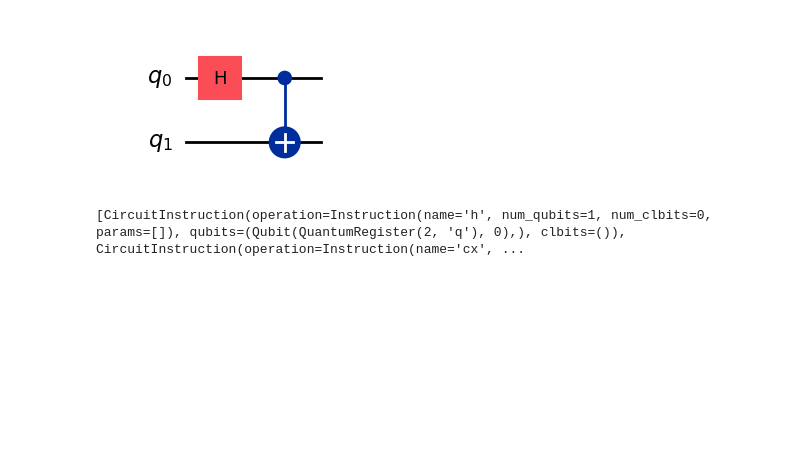
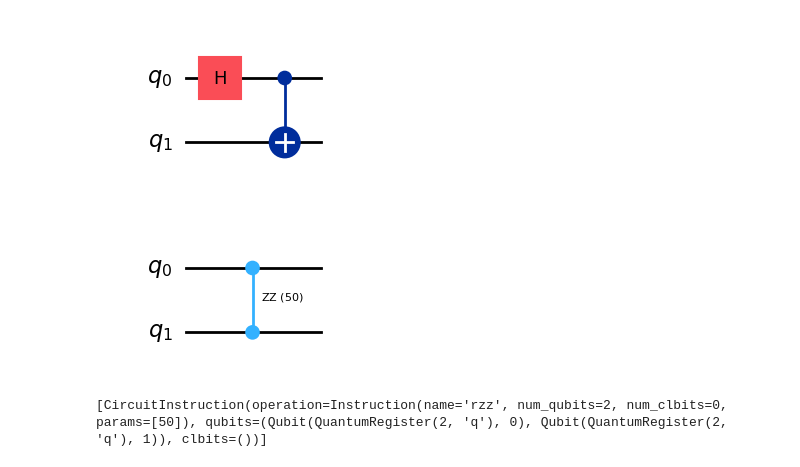
Before and after one commit to devdeliw/ManiQ, a Jupyter notebook: src/qiskit.ipynb, the cells around one changed output. Cells and saved outputs as stored; diff of their text form; code cells hidden in the pictures; blank space fills up the shorter version.

```diff
--- a/src/qiskit.ipynb
+++ b/src/qiskit.ipynb
@@ -84,7 +84,13 @@ qc.cx(0, 1)
 qc.draw('mpl')
 # %% [output]
 [figure]
+# %%
+qc = QuantumCircuit(2)
+qc.rzz(50, 0, 1)
+qc.draw('mpl')
+# %% [output]
+[figure, added]
 # %%
 qc.data
 # %% [output]
-[CircuitInstruction(operation=Instruction(name='h', num_qubits=1, num_clbits=0, params=[]), qubits=(Qubit(QuantumRegister(2, 'q'), 0),), clbits=()), CircuitInstruction(operation=Instruction(name='cx', ...
+[CircuitInstruction(operation=Instruction(name='rzz', num_qubits=2, num_clbits=0, params=[50]), qubits=(Qubit(QuantumRegister(2, 'q'), 0), Qubit(QuantumRegister(2, 'q'), 1)), clbits=())]
```
Also changed, not shown: 42 other files.
